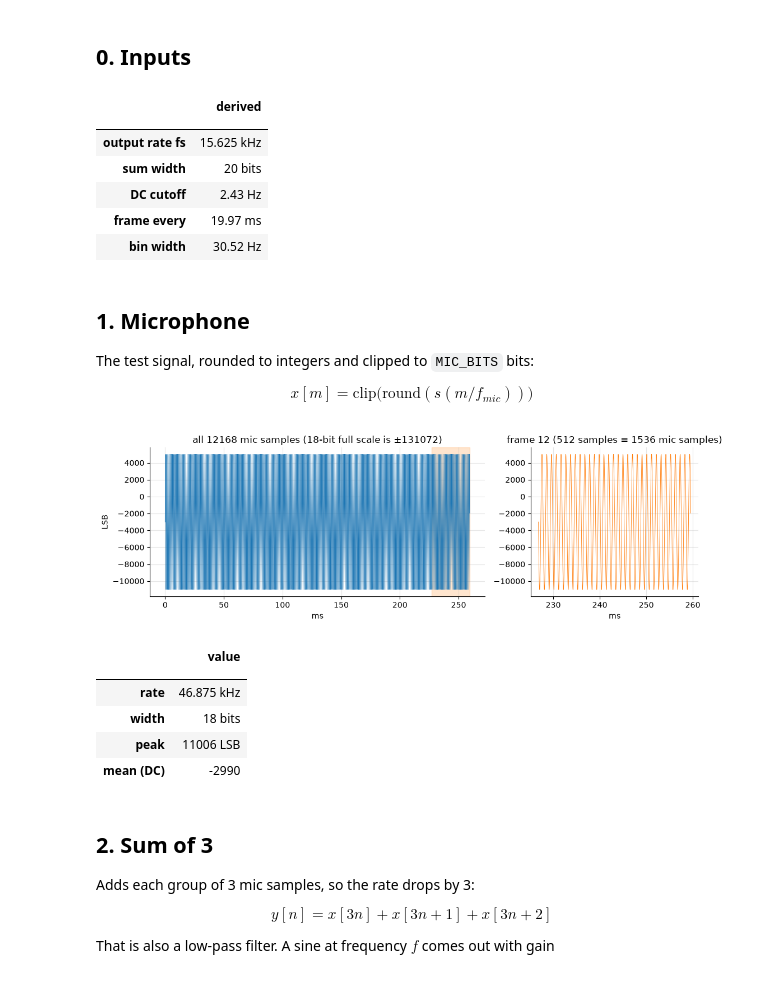
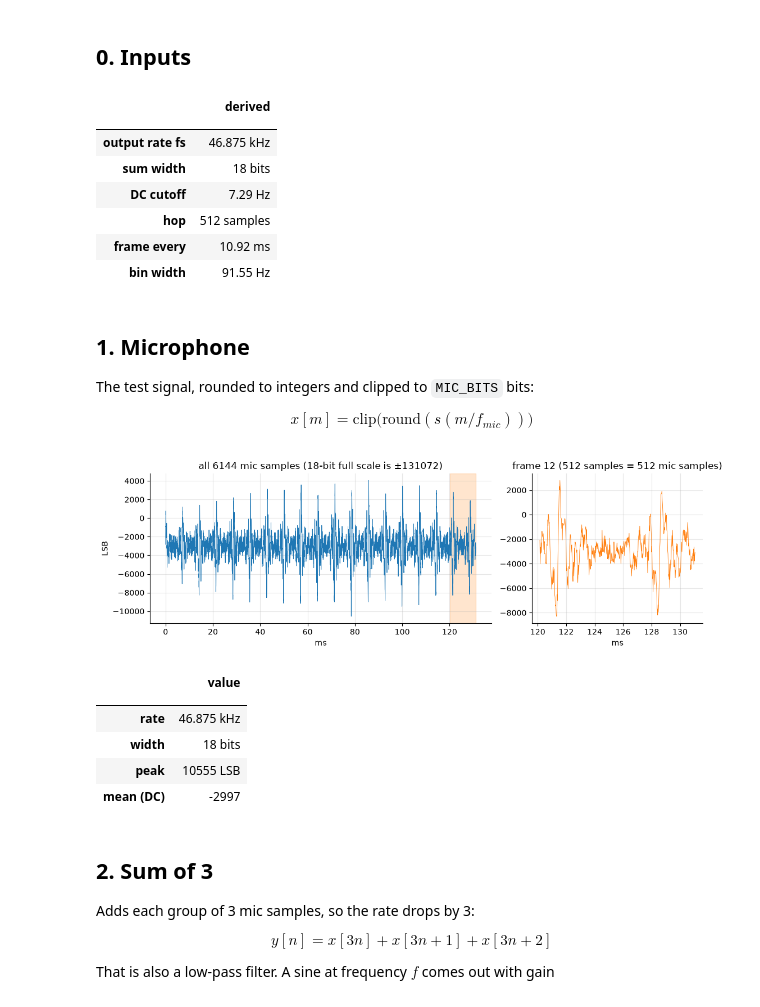
Before and after one commit to GabeAlencar/AVIPEe155, a Jupyter notebook: avipe_model/avipe_chain.ipynb, the cells around one changed output. Saved outputs shown, nothing was run; the diff lists cells and outputs as text; code cells hidden in the pictures.

```diff
--- a/avipe_model/avipe_chain.ipynb
+++ b/avipe_model/avipe_chain.ipynb
@@ -55,6 +73,8 @@ FS        = MIC_RATE / SUM_N                       # output sample rate
 SUM_BITS  = MIC_BITS + int(np.ceil(np.log2(SUM_N)))
 A         = 2.0 ** -AVERAGE_SHIFT                  # running average weight
 BIN_HZ    = FS / FRAME_N
+HOP       = min(FRAME_N, round(FS / FRAMES_PER_S))  # new samples between frames
+SEND_BINS = FRAME_N // 2                           # bins sent to the MCU
 FIRST_END = -(-FRAME_N // HOP) * HOP               # samples needed for frame 1
 N_OUT     = FIRST_END + HOP * (N_FRAMES - 1)
 N_MIC     = N_OUT * SUM_N
@@ -72,57 +92,93 @@ changes([
     ('output rate fs', f'{FS/1e3:g} kHz'),
     ('sum width', f'{SUM_BITS} bits'),
     ('DC cutoff', f'{A*FS/(2*np.pi):.2f} Hz'),
+    ('hop', f'{HOP} samples'),
     ('frame every', f'{HOP/FS*1e3:.2f} ms'),
     ('bin width', f'{BIN_HZ:.2f} Hz'),
 ], cols=('derived',))
 # %% [output]
 |  | derived |
 |  |  |
-| output rate fs | 15.625 kHz |
-| sum width | 20 bits |
-| DC cutoff | 2.43 Hz |
-| frame every | 19.97 ms |
-| bin width | 30.52 Hz |
+| output rate fs | 46.875 kHz |
+| sum width | 18 bits |
+| DC cutoff | 7.29 Hz |
+| hop | 512 samples |
+| frame every | 10.92 ms |
+| bin width | 91.55 Hz |
 # %% [markdown]
 ## 1. Microphone
 The test signal, rounded to integers and clipped to `MIC_BITS` bits:
 
 $$x[m] = \mathrm{clip}\big(\mathrm{round}(s(m / f_{mic}))\big)$$
 # %%
+def load_wav(n):
+    from fractions import Fraction
+    from scipy.io import wavfile
+    from scipy.signal import resample_poly
+    rate, w = wavfile.read(WAV_PATH)
+    scale = {'i': 2.0 ** (8 * w.dtype.itemsize - 1), 'u': 128.0, 'f': 1.0}[w.dtype.kind]
+    w = w.astype(float) - (128 if w.dtype.kind == 'u' else 0)
+    w = (w.mean(axis=1) if w.ndim > 1 else w) / scale          # mono, -1 to 1
+    ratio = Fraction(MIC_RATE, rate).limit_denominator(1000)
+    return np.resize(resample_poly(w, ratio.numerator, ratio.denominator), n)   # loops if too short
+
+def record_mic(n):
+    import sounddevice as sd
+    r = sd.rec(n, samplerate=MIC_RATE, channels=1, dtype='float32', device=MIC_DEVICE)
+    sd.wait()
+    return r[:, 0]
+
 def make_signal(n):
-    t = np.arange(n) / MIC_RATE
-    x = DC_OFFSET + TONE_AMP * np.sin(2 * np.pi * TONE_HZ * t)
-    x += np.random.default_rng(SEED).normal(0, NOISE_LSB, n)
+    m = np.arange(n)
+    t = m / MIC_RATE
+    if SOURCE in ('wav', 'mic'):
+        audio = load_wav(n) if SOURCE == 'wav' else record_mic(n)
+        return quantize(audio * MIC_GAIN * 2 ** (MIC_BITS - 1), MIC_BITS)
+    x = np.zeros(n)
+    if SOURCE == 'tone':
+        x += DC_OFFSET + TONE_AMP * np.sin(2 * np.pi * TONE_HZ * t)
+    elif SOURCE == 'chirp':
+        x += DC_OFFSET + CHIRP_AMP * np.sin(2 * np.pi * (CHIRP_F0 * t + (CHIRP_F1 - CHIRP_F0) * t ** 2 / (2 * n / MIC_RATE)))
+    elif SOURCE == 'speech':
+        shape = lambda f: sum(1 / (1 + ((f - F) / 120) ** 2) for F in FORMANTS_HZ)
+        buzz = sum(shape(h * PITCH_HZ) * np.sin(2 * np.pi * h * PITCH_HZ * t) for h in range(1, int(7800 / PITCH_HZ)))
+        x += DC_OFFSET + SPEECH_AMP * buzz / np.abs(buzz).max() * (0.6 + 0.4 * np.sin(2 * np.pi * 3 * t))
+    elif SOURCE == 'click':
+        x[(m // SUM_N) == CLICK_AT] = CLICK_LEVEL
+    elif SOURCE != 'silence':
+        raise ValueError(f"unknown SOURCE {SOURCE!r}")
+    if SOURCE in ('tone', 'chirp', 'speech'):
+        x += np.random.default_rng(SEED).normal(0, NOISE_LSB, n)
     return quantize(x, MIC_BITS)
 
 x = make_signal(N_MIC)
 
 fig, ax = plt.subplots(1, 2, gridspec_kw={'width_ratios': [2, 1]})
 t_ms = np.arange(N_MIC) / MIC_RATE * 1e3
 ax[0].plot(t_ms, x, lw=0.6)
 lim = ax[0].get_ylim()                       # scale to the data; full-scale lines only show if reached
 for s in (1, -1):
     ax[0].axhline(s * 2 ** (MIC_BITS - 1), color='k', ls='--', lw=1)
 ax[0].set(title=f'all {N_MIC} mic samples ({MIC_BITS}-bit full scale is ±{2**(MIC_BITS-1)})', xlabel='ms', ylabel='LSB', ylim=lim)
 k0 = min(FRAME_TO_PLOT, N_FRAMES) - 1       # same frame the FFT uses
 s0 = (FIRST_END - FRAME_N + HOP * k0) * SUM_N
 z = slice(s0, s0 + FRAME_N * SUM_N)
 ax[0].axvspan(t_ms[z][0], t_ms[z][-1], color='C1', alpha=0.2)
 ax[1].plot(t_ms[z], x[z], lw=0.6, color='C1')
 ax[1].set(title=f'frame {k0 + 1} ({FRAME_N} samples = {FRAME_N * SUM_N} mic samples)', xlabel='ms')
 plt.tight_layout(); plt.show()
 
 peak = max(np.abs(x).max(), 1)
 changes([('rate', f'{MIC_RATE/1e3:g} kHz'), ('width', f'{MIC_BITS} bits'),
          ('peak', f'{peak} LSB'), ('mean (DC)', f'{x.mean():.0f}')], cols=('value',))
 # %% [output]
-[figure, old version]
+[figure, new version]
 |  | value |
 |  |  |
 | rate | 46.875 kHz |
 | width | 18 bits |
-| peak | 11006 LSB |
-| mean (DC) | -2990 |
+| peak | 10555 LSB |
+| mean (DC) | -2997 |
 # %% [markdown]
 ## 2. Sum of 3
 Adds each group of 3 mic samples, so the rate drops by 3:
```
Also changed, not shown: parts of 11 cells of this notebook, 1 other file.
